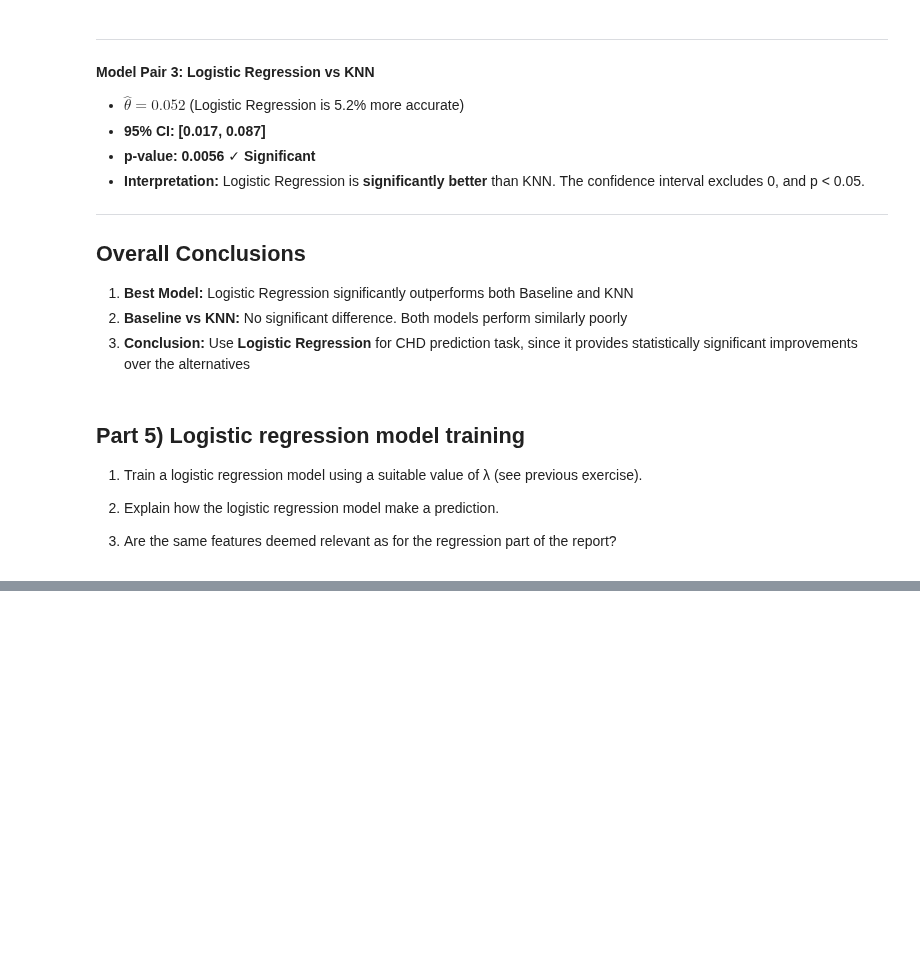
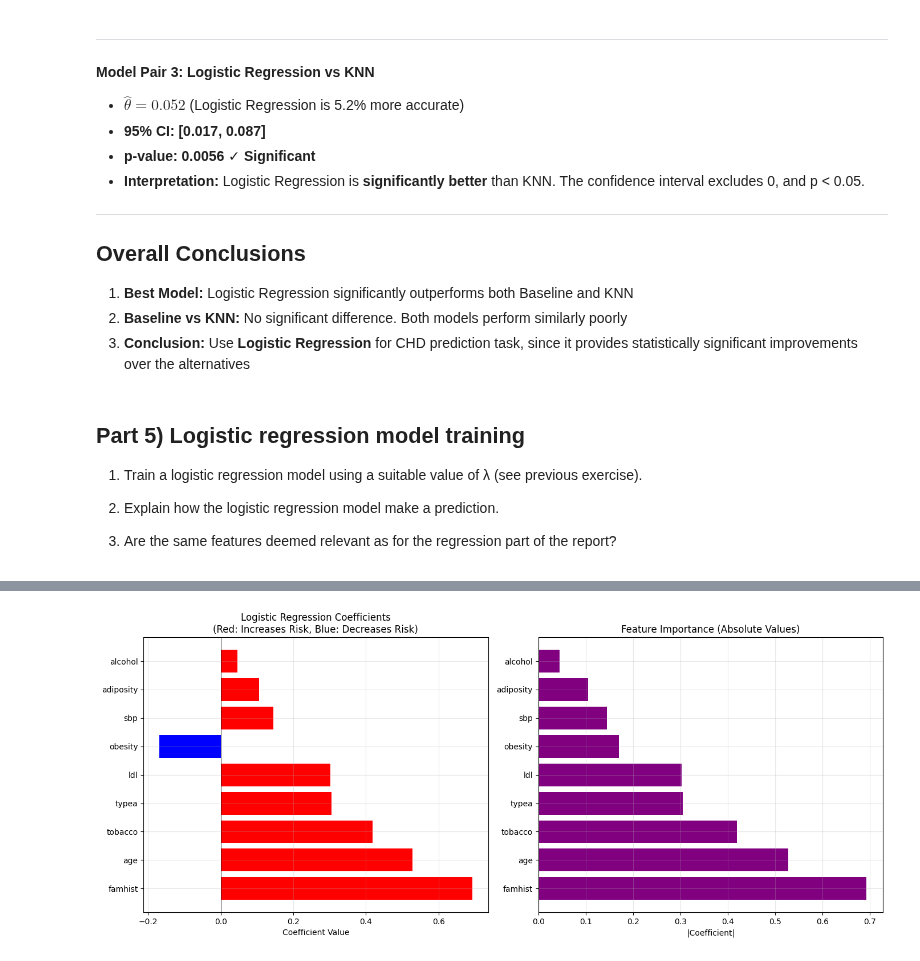
Before and after one commit to rifolio/dtu-projects-2025-autumn, a Jupyter notebook: machine-learning/project-2-parallel/classification.ipynb, the cells around one changed output, grey strips where cells are left out. Saved outputs shown, nothing was run; the diff lists cells and outputs as text; code cells hidden in the pictures; blank space fills up the shorter version.

Commit message:
ML proj 2 - classification coefficient visualization

```diff
--- a/machine-learning/project-2-parallel/classification.ipynb
+++ b/machine-learning/project-2-parallel/classification.ipynb
@@ -957,0 +954,22 @@ Also, i'm not entirely sure what is the point of part 5 in classification.
+# %%
+# 5.1) Training final model with λ from 2-level CV
+final_model = LogisticRegression(
+    C=1/mean_lambda_from_2level,
+    max_iter=1000,
+    random_state=42,
+)
+final_model.fit(X_train, y_train)
+
+coefficients = final_model.coef_[0]
+intercept = final_model.intercept_[0]
+
+feature_names = X.columns.tolist()
+# Create coefficient dataframe for interpretation
+coef_df = pd.DataFrame({
+    'Feature': feature_names,
+    'Coefficient': coefficients,
+    'Abs_Coefficient': np.abs(coefficients)
+}).sort_values('Abs_Coefficient', ascending=False)
+
+print("\nModel Coefficients (sorted by importance):")
+print(coef_df.to_string())
@@ -957,0 +1029,22 @@ Also, i'm not entirely sure what is the point of part 5 in classification.
+# %%
+# 5.3) Visualize feature importance
+fig, (ax1, ax2) = plt.subplots(1, 2, figsize=(14, 6))
+
+# Bar plot of coefficients
+colors = ['red' if c > 0 else 'blue' for c in coef_df['Coefficient']]
+ax1.barh(coef_df['Feature'], coef_df['Coefficient'], color=colors)
+ax1.axvline(x=0, color='black', linestyle='-', linewidth=0.5)
+ax1.set_xlabel('Coefficient Value')
+ax1.set_title('Logistic Regression Coefficients\n(Red: Increases Risk, Blue: Decreases Risk)')
+ax1.grid(True, alpha=0.3)
+
+# Absolute importance
+ax2.barh(coef_df['Feature'], coef_df['Abs_Coefficient'], color='purple')
+ax2.set_xlabel('|Coefficient|')
+ax2.set_title('Feature Importance (Absolute Values)')
+ax2.grid(True, alpha=0.3)
+
+plt.tight_layout()
+plt.show()
+# %% [output]
+[figure, added]
```
Also changed, not shown: parts of 9 cells of this notebook.
